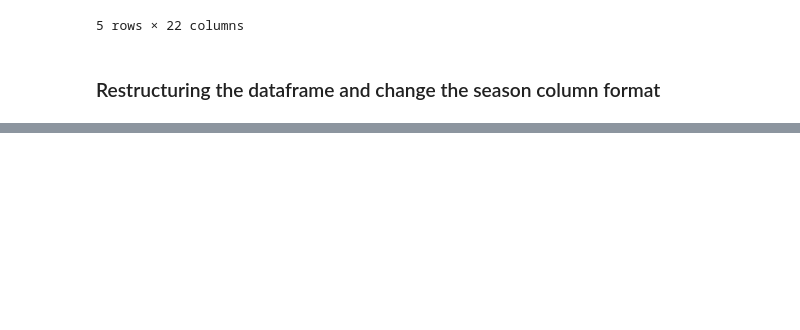
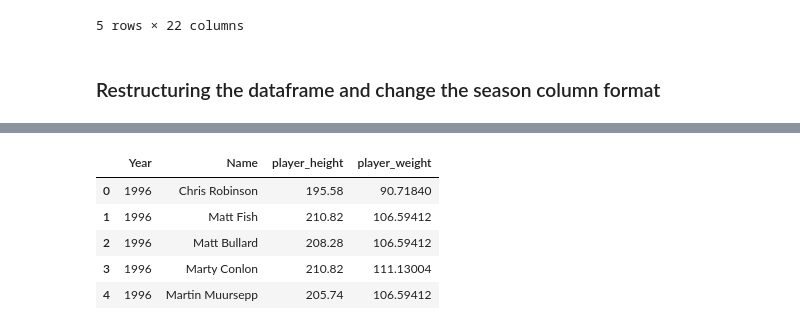
Before and after one commit to xudaiyanzi/NBA_players_salary, a Jupyter notebook: physical_characteristics/phy_chara.ipynb, the cells around one changed output, grey strips where cells are left out. Cells and saved outputs as stored; diff of their text form; code cells hidden in the pictures; blank space fills up the shorter version.

```diff
--- a/physical_characteristics/phy_chara.ipynb
+++ b/physical_characteristics/phy_chara.ipynb
@@ -65,0 +70,10 @@ phy_df.head()
+# %%
+phy_df =phy_df [[ "Year","Name","player_height","player_weight"]]
+phy_df.head()
+# %% [output]
+|  | Year | Name | player_height | player_weight |
+| 0 | 1996 | Chris Robinson | 195.58 | 90.71840 |
+| 1 | 1996 | Matt Fish | 210.82 | 106.59412 |
+| 2 | 1996 | Matt Bullard | 208.28 | 106.59412 |
+| 3 | 1996 | Marty Conlon | 210.82 | 111.13004 |
+| 4 | 1996 | Martin Muursepp | 205.74 | 106.59412 |
```
Also changed, not shown: parts of 4 cells of this notebook, 1 other file.
